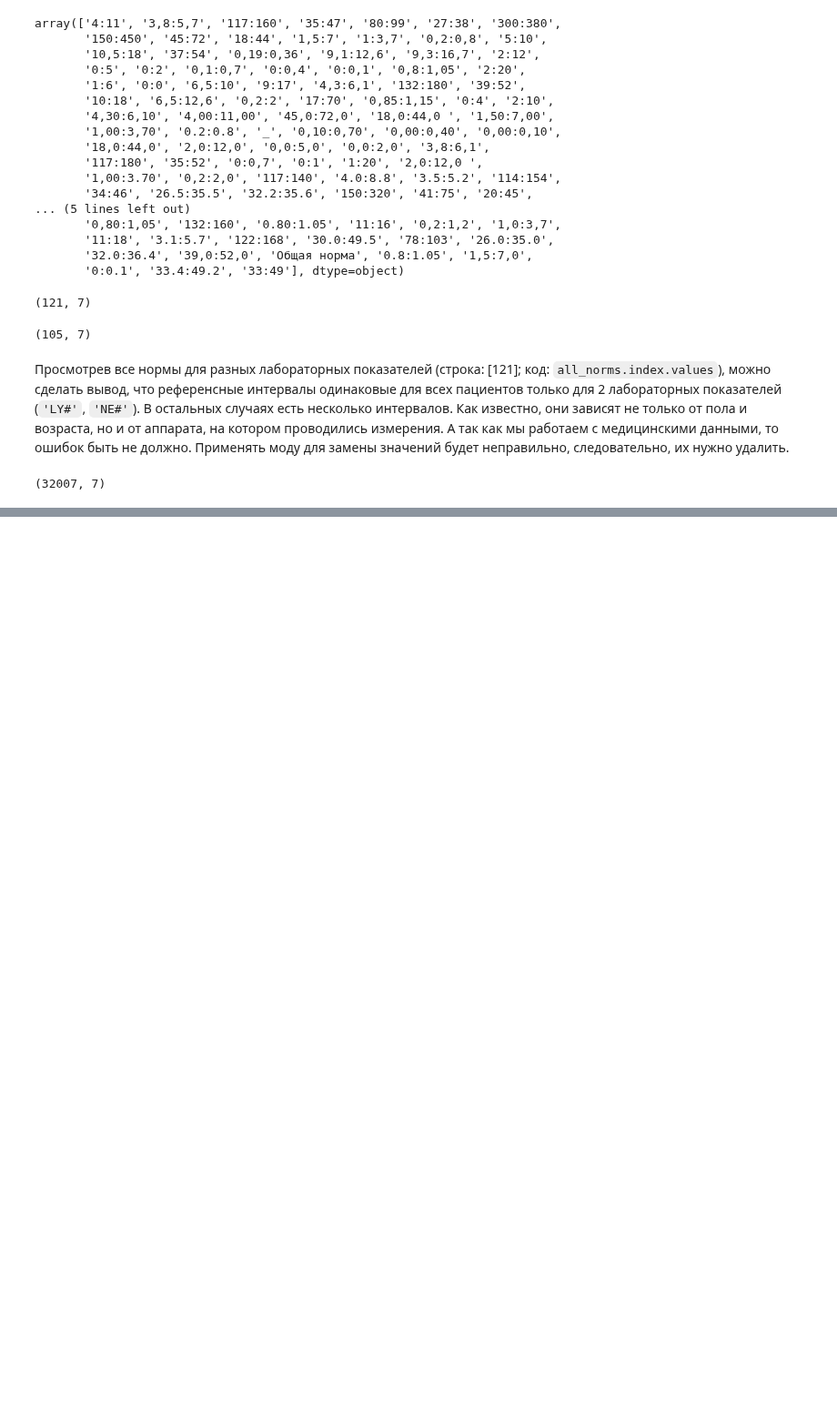
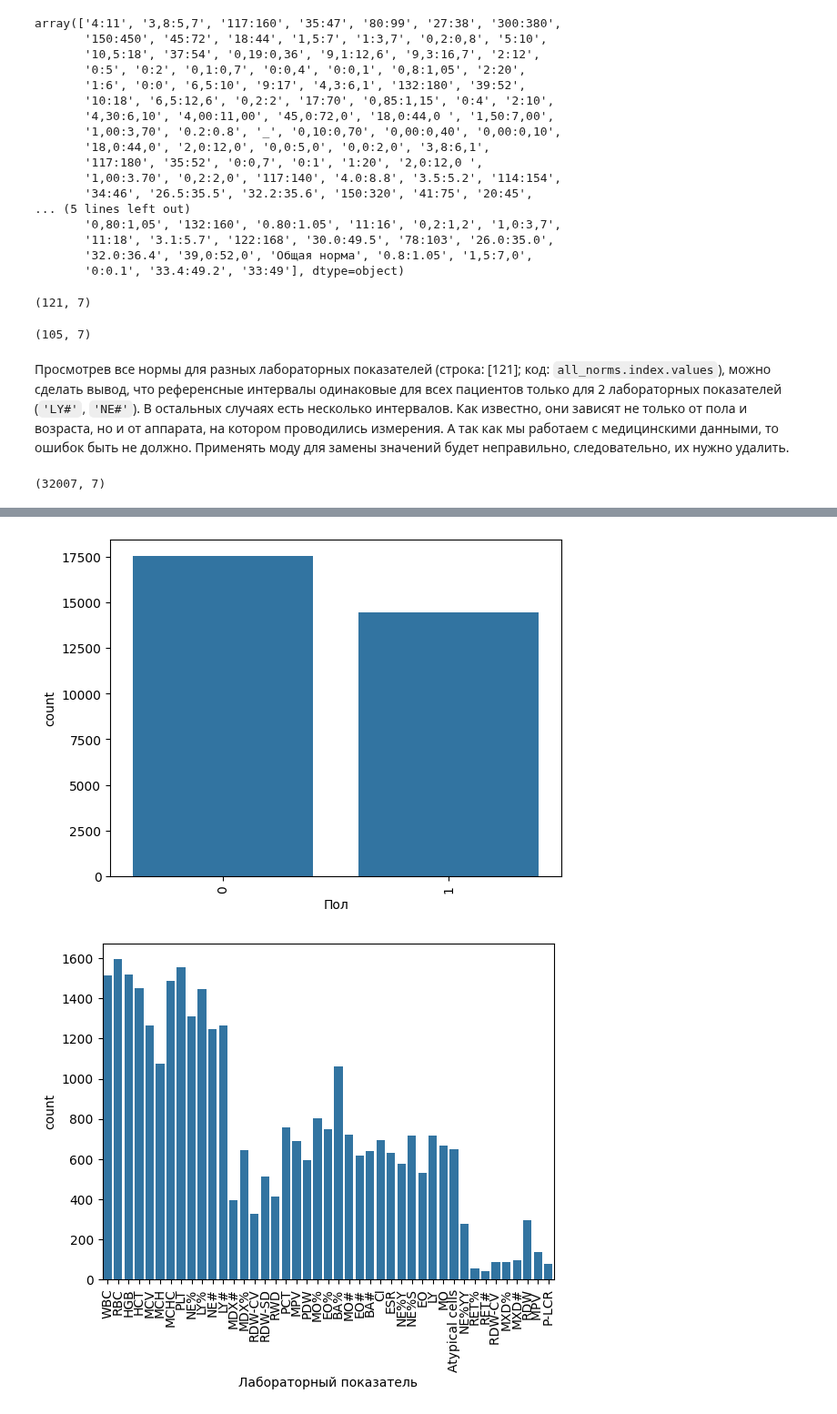
Before and after one commit to Rai1ag/Library, a Jupyter notebook: DSMED_Хакатон/project.ipynb, the cells around one changed output, grey strips where cells are left out. Shown at 91% size. Cells and saved outputs as stored; diff of their text form; code cells hidden in the pictures; blank space fills up the shorter version.

```diff
--- a/DSMED_Хакатон/project.ipynb
+++ b/DSMED_Хакатон/project.ipynb
@@ -755,0 +749,4 @@ project_df
+# %%
+# Преобразуем таргетный столбец.
+project_df['Результат'] = 0
+project_df.loc[(project_df['Значение'] < project_df['Нижняя граница']) | (project_df['Значение'] > project_df['Верхняя граница']), 'Результат'] = 1
@@ -755,0 +802,10 @@ project_df
+# %%
+# Countplots для категориальных столбцов.
+cat_cols = ['Пол', 'Лабораторный показатель', 'Единицы измерения', 'Результат']
+for i in cat_cols:
+    sns.countplot(data=project_df, x = i)
+    plt.xticks(rotation=90)
+    plt.show()
+# %% [output]
+[figure, added]
+[figure, added]
```
Also changed, not shown: parts of 9 cells of this notebook.
